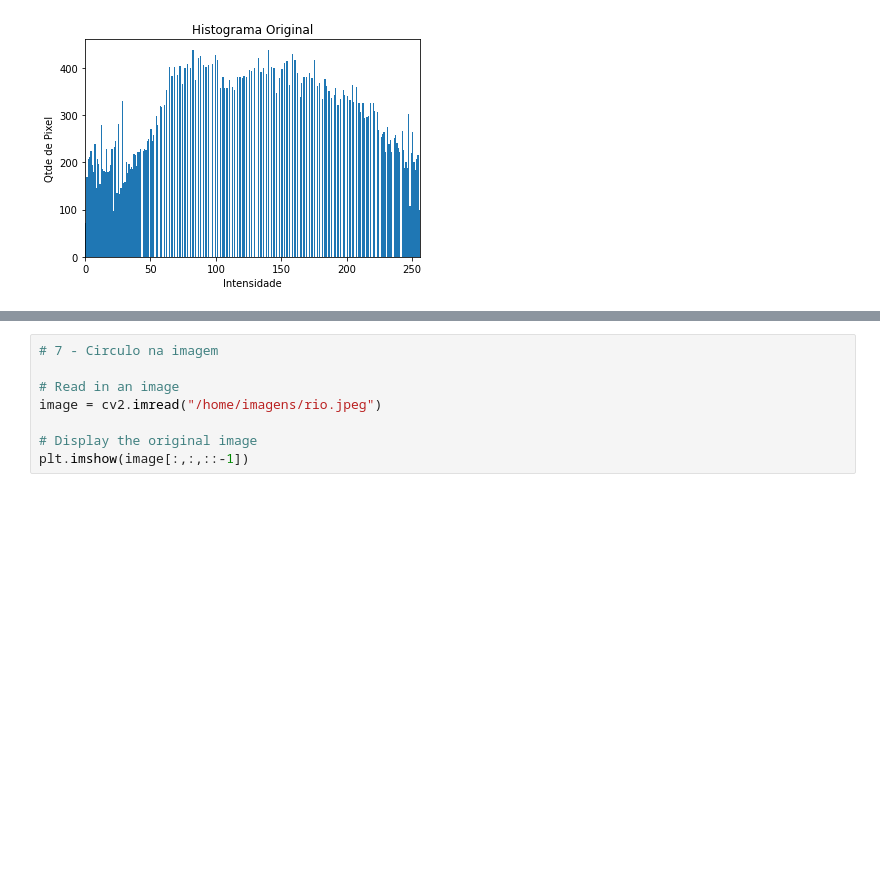
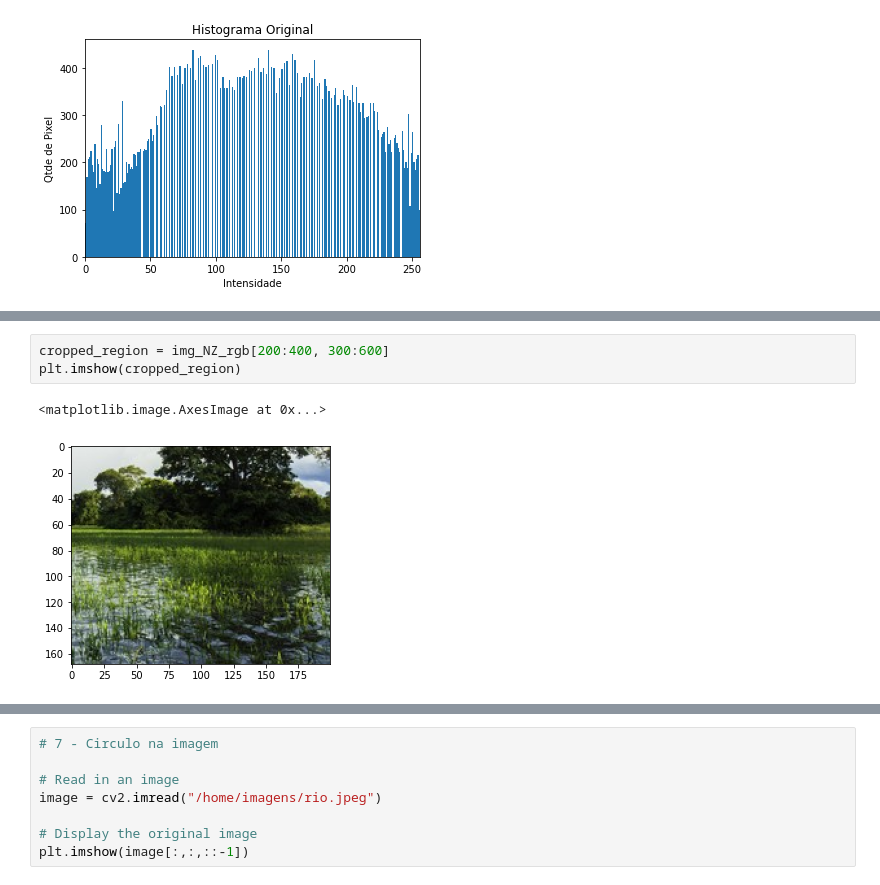
Before and after one commit to nnilocoelho/computer-vision, a Jupyter notebook: nb02.ipynb, the cells around one changed output, grey strips where cells are left out. Cells and saved outputs as stored; diff of their text form; blank space fills up the shorter version.

```diff
--- a/nb02.ipynb
+++ b/nb02.ipynb
@@ -109,0 +117,6 @@ plt.show()
+# %%
+cropped_region = img_NZ_rgb[200:400, 300:600]
+plt.imshow(cropped_region)
+# %% [output]
+<matplotlib.image.AxesImage at 0x...>
+[figure, added]
```
Also changed, not shown: parts of 3 cells of this notebook.
